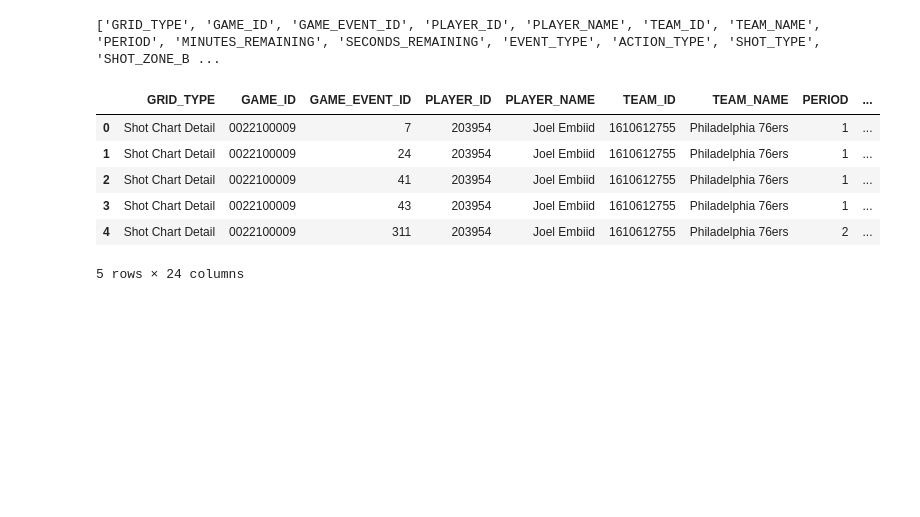
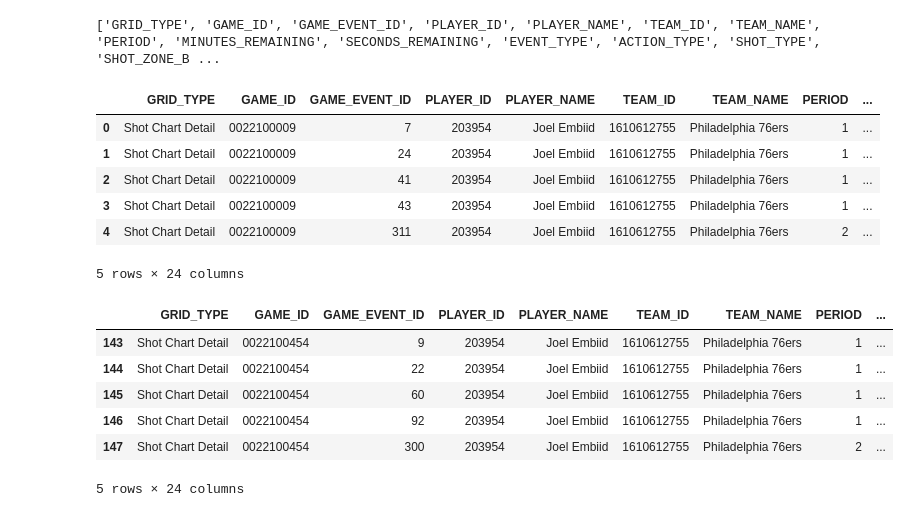
Before and after one commit to caiomelo22/NBA-Shooting-Chart, a Jupyter notebook: main.ipynb, the cells around one changed output. Saved outputs shown, nothing was run; the diff lists cells and outputs as text; code cells hidden in the pictures; blank space fills up the shorter version.

Commit message:
Filtering shots by date

```diff
--- a/main.ipynb
+++ b/main.ipynb
@@ -17,3 +18,13 @@ print([x['abbreviation'] for x in teams_list])
 season = input('Type the season: ')
 # %% [output]
 Type the season: 2021-22
+# %%
+def get_date_from_input(label):
+    while True:
+        date_text = input(label)
+        try:
+            return datetime.datetime.strptime(date_text, '%Y-%m-%d')
+        except ValueError:
+            print("Incorrect date format, should be YYYY-MM-DD")
+# %%
+start_date = get_date_from_input('Type the start date in the format YYYY-MM-DD: ')
@@ -77,6 +95,17 @@ player_data.head()
 | 3 | Shot Chart Detail | 0022100009 | 43 | 203954 | Joel Embiid | 1610612755 | Philadelphia 76ers | 1 | ... |
 | 4 | Shot Chart Detail | 0022100009 | 311 | 203954 | Joel Embiid | 1610612755 | Philadelphia 76ers | 2 | ... |
 5 rows × 24 columns
+# %%
+player_data_filtered = player_data.loc[(player_data['GAME_DATE'] > start_date) & (player_data['GAME_DATE'] < end_date)]
+player_data_filtered.head()
+# %% [output]
+|  | GRID_TYPE | GAME_ID | GAME_EVENT_ID | PLAYER_ID | PLAYER_NAME | TEAM_ID | TEAM_NAME | PERIOD | ... |
+| 143 | Shot Chart Detail | 0022100454 | 9 | 203954 | Joel Embiid | 1610612755 | Philadelphia 76ers | 1 | ... |
+| 144 | Shot Chart Detail | 0022100454 | 22 | 203954 | Joel Embiid | 1610612755 | Philadelphia 76ers | 1 | ... |
+| 145 | Shot Chart Detail | 0022100454 | 60 | 203954 | Joel Embiid | 1610612755 | Philadelphia 76ers | 1 | ... |
+| 146 | Shot Chart Detail | 0022100454 | 92 | 203954 | Joel Embiid | 1610612755 | Philadelphia 76ers | 1 | ... |
+| 147 | Shot Chart Detail | 0022100454 | 300 | 203954 | Joel Embiid | 1610612755 | Philadelphia 76ers | 2 | ... |
+5 rows × 24 columns
 # %%
 # Function to draw basketball court
 def create_court(ax, color):
```
Also changed, not shown: parts of 7 cells of this notebook.
